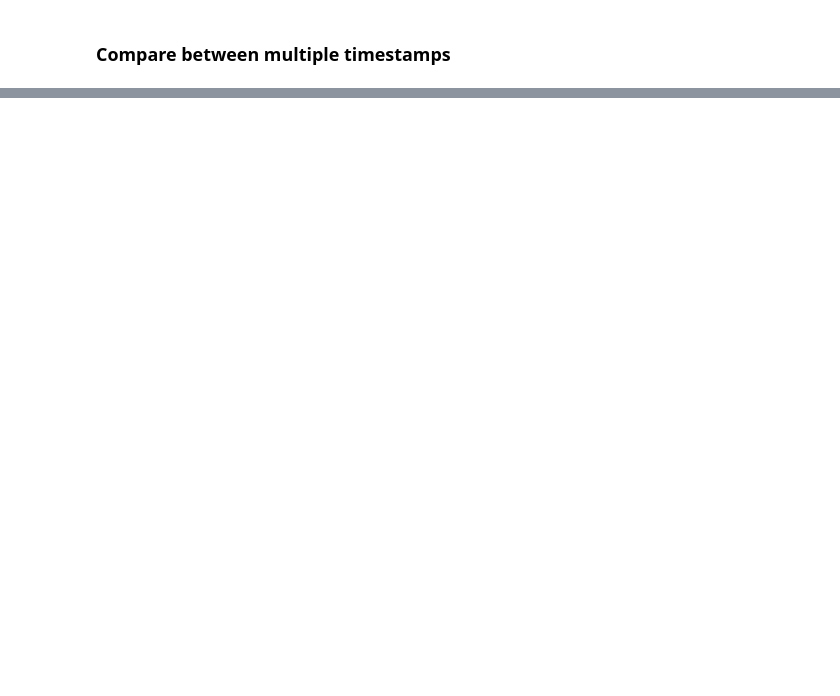
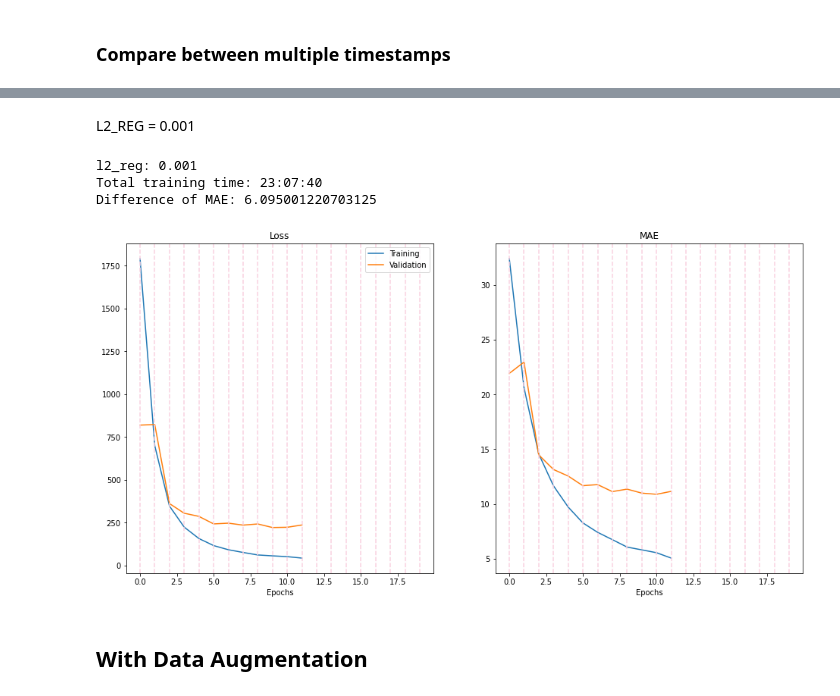
Before and after one commit to Pablo-Izquierdo/image-classification-tf, a Jupyter notebook: notebooks/2.0-Model_training.ipynb, the cells around one changed output, grey strips where cells are left out. Cells and saved outputs as stored; diff of their text form; code cells hidden in the pictures; blank space fills up the shorter version.

```diff
--- a/notebooks/2.0-Model_training.ipynb
+++ b/notebooks/2.0-Model_training.ipynb
@@ -92,0 +178,43 @@ multi_training_plots(timestamps=TIMESTAMPS)
+# %% [markdown]
+L2_REG = 0.001
+# %%
+import os
+import json
+from datetime import timedelta
+
+import matplotlib.pylab as plt
+import numpy as np
+
+from imgclas import paths, plot_utils
+
+# User parameters to set
+TIMESTAMP = '2023-06-28_035510'             # timestamp of the model
+
+# Set the timestamp
+paths.timestamp = TIMESTAMP
+
+# Load training statistics
+stats_path = os.path.join(paths.get_stats_dir(), 'stats.json')
+with open(stats_path) as f:
+    stats = json.load(f)
+
+# Load training configuration
+conf_path = os.path.join(paths.get_conf_dir(), 'conf.json')
+with open(conf_path) as f:
+    conf = json.load(f)
+
+# Plot the trainig plots
+plot_utils.training_plots(conf, stats)
+
+# Print total training time
+tr_time = int(stats['training time (s)'])
+print('l2_reg:', conf['training']['l2_reg'])
+print('Total training time: {}'.format(timedelta(seconds=tr_time)))
+print('Difference of MAE:', stats['val_mean_absolute_error'][-1]-stats['mean_absolute_error'][-1])
+# %% [output]
+l2_reg: 0.001
+Total training time: 23:07:40
+Difference of MAE: 6.095001220703125
+[figure, added]
+# %% [markdown]
+## **With Data Augmentation**
```
Also changed, not shown: parts of 7 cells of this notebook, 8 other files.
